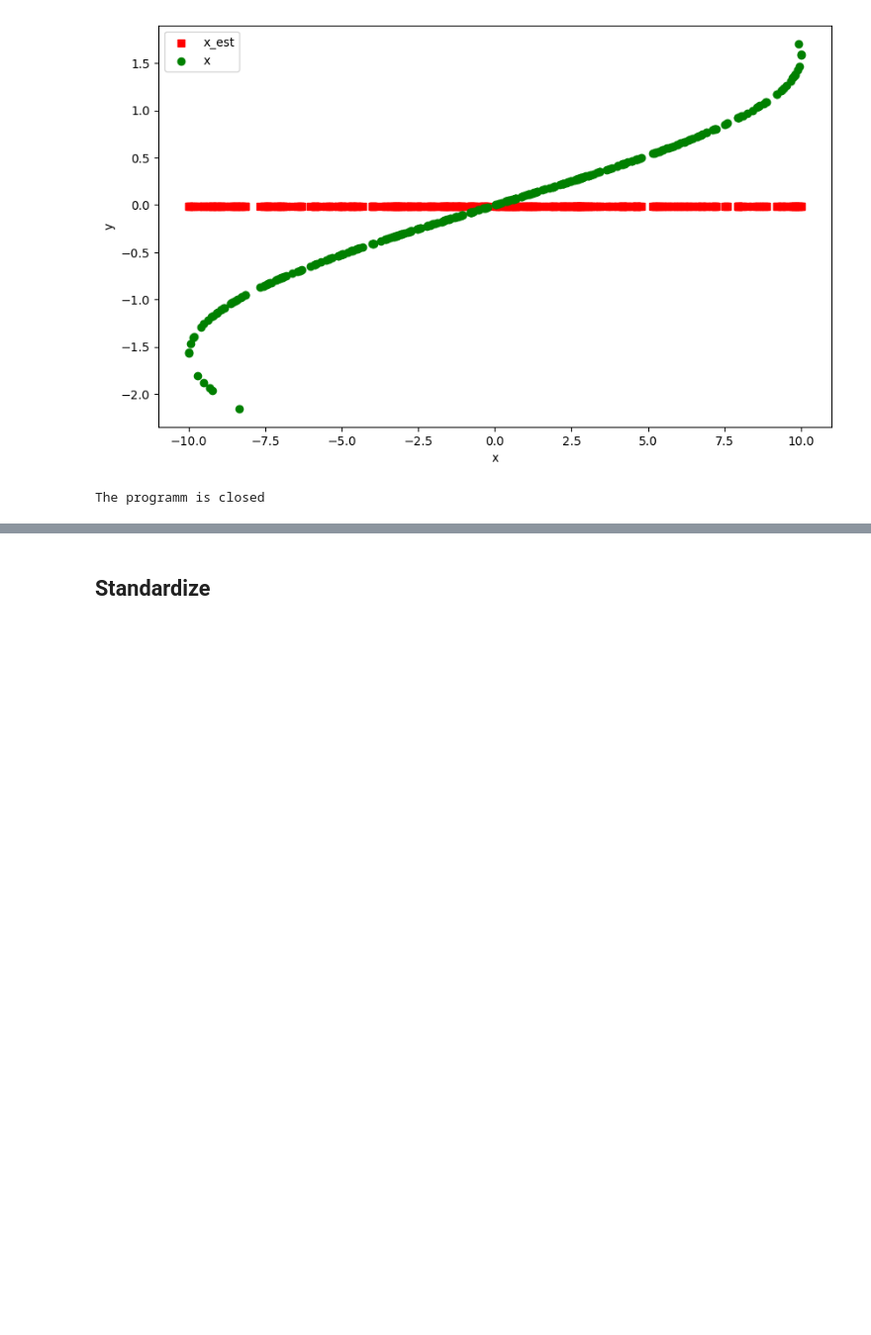
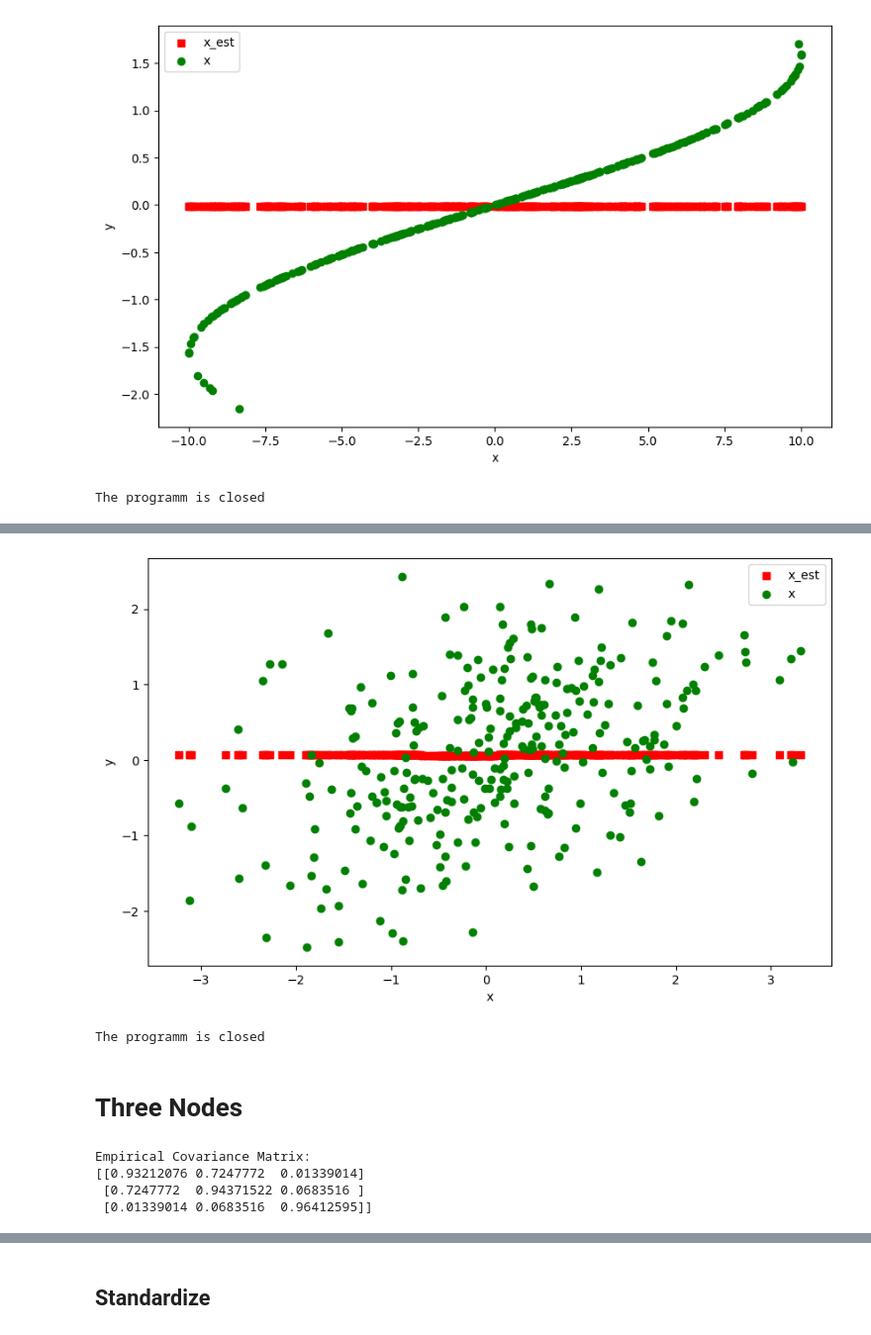
Before and after one commit to yurou-liang/ADMG_RKHS, a Jupyter notebook: ADMG/Toy_Example.ipynb, the cells around one changed output, grey strips where cells are left out. Shown at 99% size. Drawn from its saved outputs; the diff is of its cells as text; code cells hidden in the pictures; blank space fills up the shorter version.

```diff
--- a/ADMG/Toy_Example.ipynb
+++ b/ADMG/Toy_Example.ipynb
@@ -225,0 +455,35 @@ The programm is closed
+# %%
+plt.figure(figsize=(10, 6))  # Optional: specifies the figure size
+plt.scatter(X.detach().numpy()[:, 1], x_est.detach().numpy()[:, 0], label='x_est', color='red', marker='s')
+plt.scatter(X.detach().numpy()[:, 1], X.detach().numpy()[:, 0], label='x', color='green', marker='o')
+plt.xlabel('x')
+plt.ylabel('y')
+plt.legend()
+plt.show()
+print("The programm is closed")
+# %% [output]
+[figure, added]
+The programm is closed
+# %% [markdown]
+# Three Nodes
+# %%
+size = 300
+dim = 3
+
+np.random.seed(45)
+# Step 1: Define the covariance matrix
+True_Sigma = np.array([[1, 0.8, 0],    # Variance of X is 1, covariance between X and Y is 0.8
+                  [0.8, 1, 0],
+                  [0, 0, 1]])   # Variance of Y is 1, covariance between Y and X is 0.8
+dim = True_Sigma.shape[0]
+epsilon = np.random.multivariate_normal([0] * dim, True_Sigma, size=size)
+
+# Optionally, check the empirical covariance matrix
+empirical_covariance = np.cov(epsilon, rowvar=False)
+print("Empirical Covariance Matrix:")
+print(empirical_covariance)
+# %% [output]
+Empirical Covariance Matrix:
+[[0.93212076 0.7247772  0.01339014]
+ [0.7247772  0.94371522 0.0683516 ]
+ [0.01339014 0.0683516  0.96412595]]
```
Also changed, not shown: parts of 15 cells of this notebook, 1 other file.
